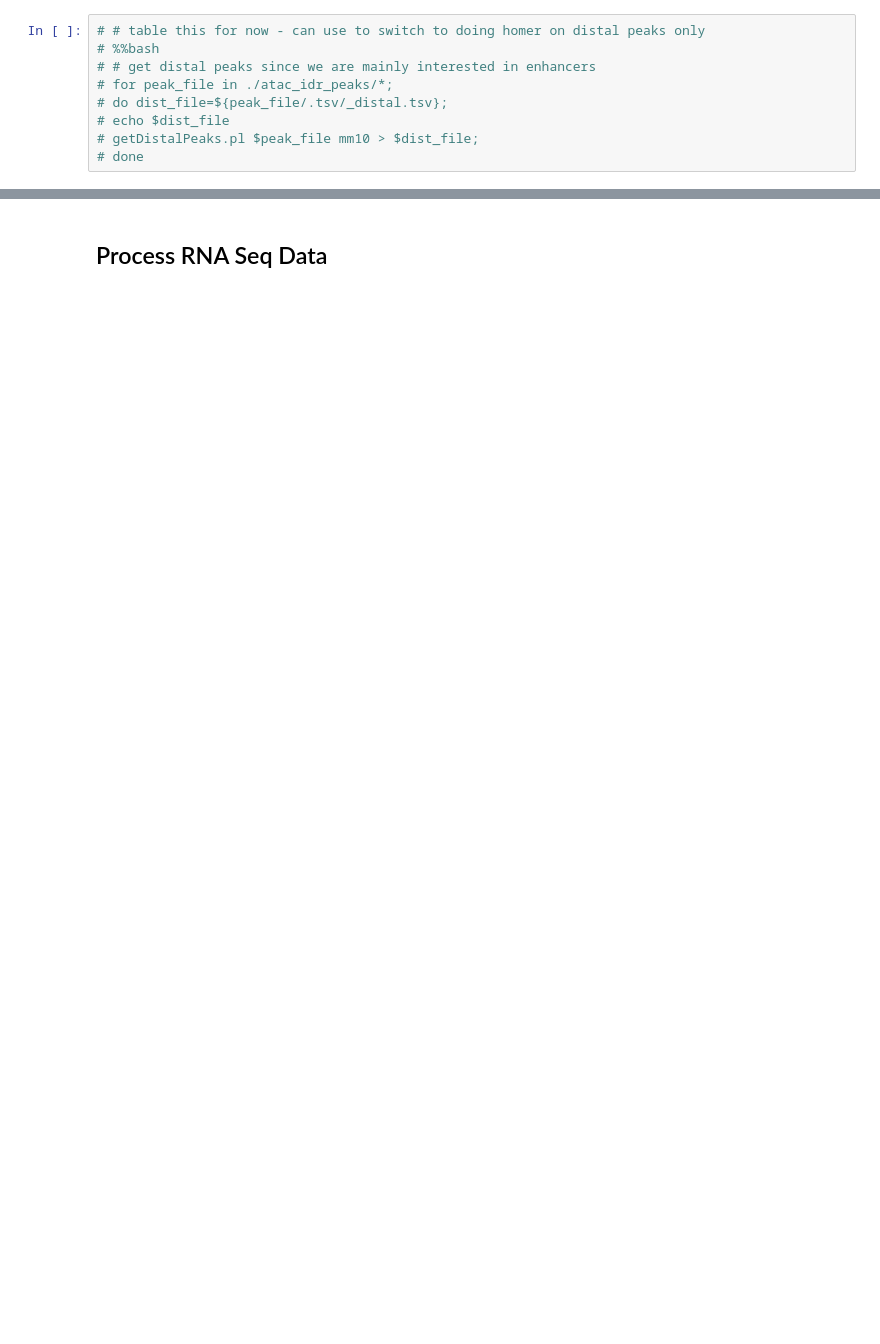
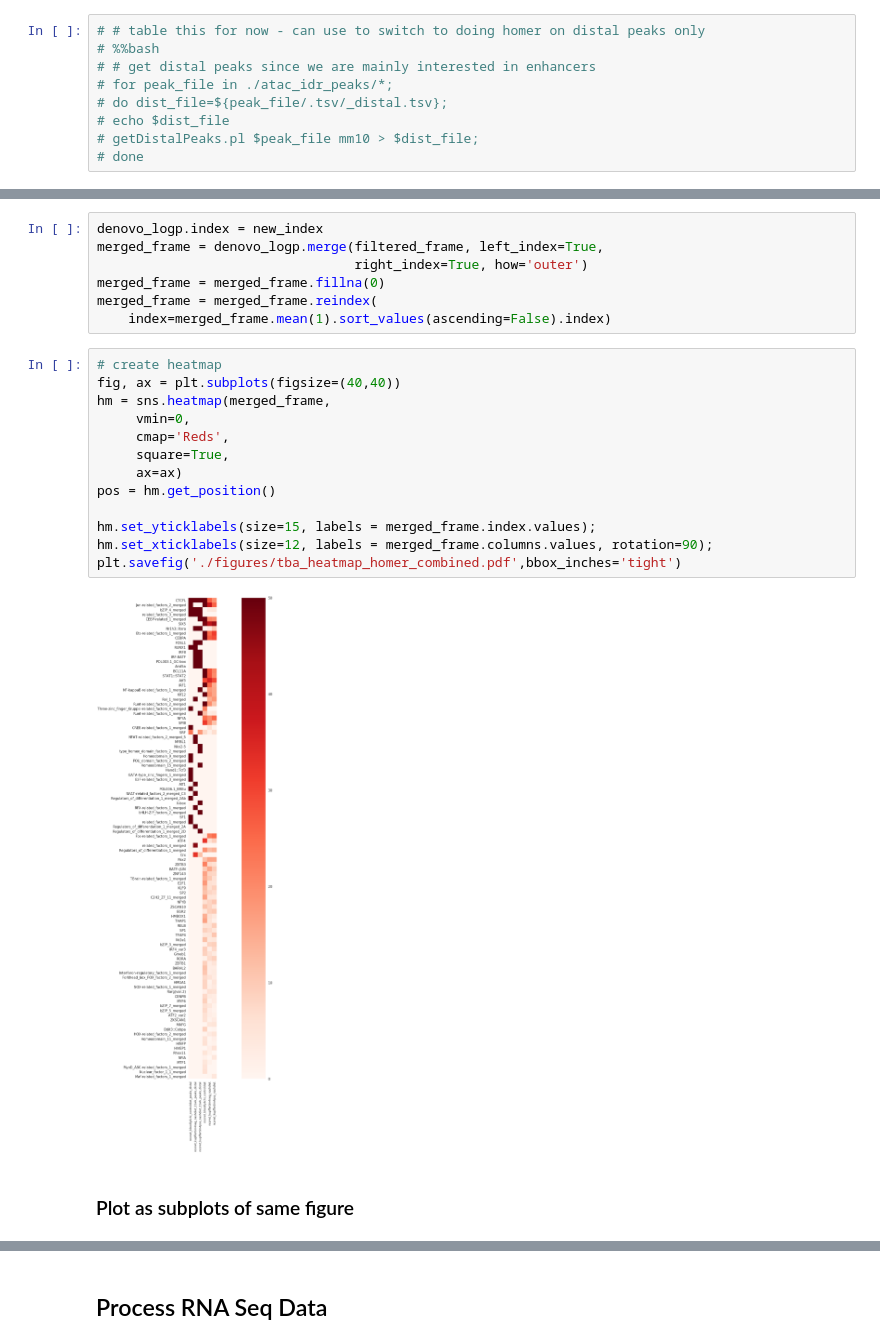
Before and after one commit to HunterBennett/liverStrains, a Jupyter notebook: results/180430_Kupffer_21wk_TBA.ipynb, the cells around one changed output, grey strips where cells are left out. Cells and saved outputs as stored; diff of their text form; blank space fills up the shorter version.

```diff
--- a/results/180430_Kupffer_21wk_TBA.ipynb
+++ b/results/180430_Kupffer_21wk_TBA.ipynb
@@ -488,0 +543,24 @@ findMotifsGenome.pl ./diff_peaks/NCoRWT_KupfferTim4Pos_ATAC_NASHDiet_21wk_AMLN_F
+# %%
+denovo_logp.index = new_index
+merged_frame = denovo_logp.merge(filtered_frame, left_index=True,
+                                 right_index=True, how='outer')
+merged_frame = merged_frame.fillna(0)
+merged_frame = merged_frame.reindex(
+    index=merged_frame.mean(1).sort_values(ascending=False).index)
+# %%
+# create heatmap
+fig, ax = plt.subplots(figsize=(40,40))
+hm = sns.heatmap(merged_frame,
+     vmin=0,
+     cmap='Reds',
+     square=True,
+     ax=ax)
+pos = hm.get_position()
+
+hm.set_yticklabels(size=15, labels = merged_frame.index.values);
+hm.set_xticklabels(size=12, labels = merged_frame.columns.values, rotation=90);
+plt.savefig('./figures/tba_heatmap_homer_combined.pdf',bbox_inches='tight')
+# %% [output]
+[figure, added]
+# %% [markdown]
+### Plot as subplots of same figure
```
Also changed, not shown: parts of 45 cells of this notebook, 13 other files.
